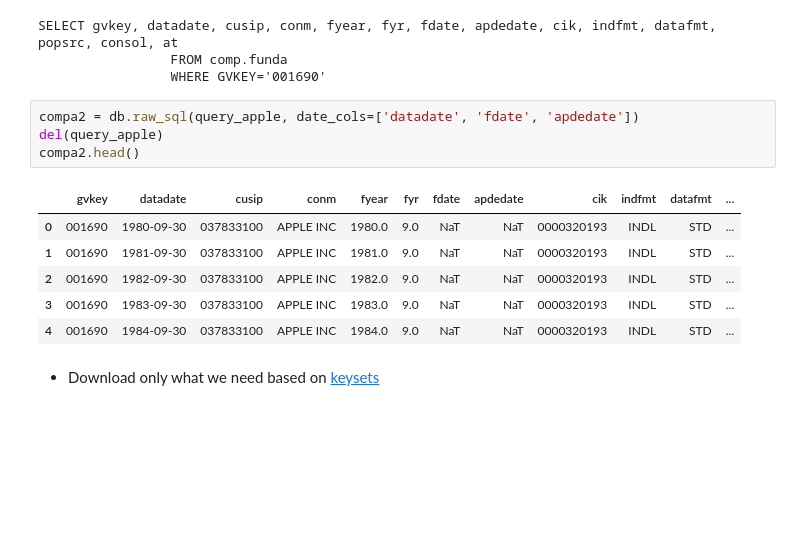
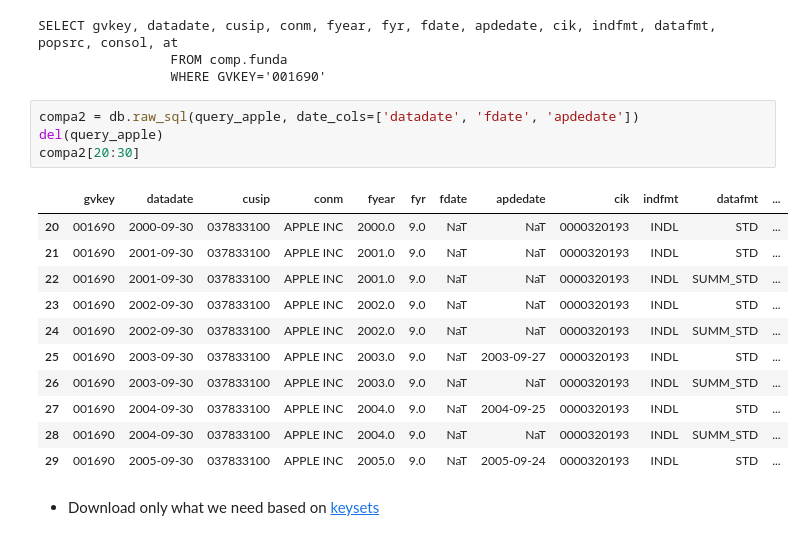
Before and after one commit to kburr97/big_data2023, a Jupyter notebook: lecture_notes/LectureNotes_01_Intro.ipynb, the cells around one changed output. Cells and saved outputs as stored; diff of their text form; blank space fills up the shorter version.

```diff
--- a/lecture_notes/LectureNotes_01_Intro.ipynb
+++ b/lecture_notes/LectureNotes_01_Intro.ipynb
@@ -312,14 +313,19 @@ SELECT gvkey, datadate, cusip, conm, fyear, fyr, fdate, apdedate, cik, indfmt, d
 # %%
 compa2 = db.raw_sql(query_apple, date_cols=['datadate', 'fdate', 'apdedate'])
 del(query_apple)
-compa2.head()
+compa2[20:30]
 # %% [output]
 |  | gvkey | datadate | cusip | conm | fyear | fyr | fdate | apdedate | cik | indfmt | datafmt | ... |
-| 0 | 001690 | 1980-09-30 | 037833100 | APPLE INC | 1980.0 | 9.0 | NaT | NaT | 0000320193 | INDL | STD | ... |
-| 1 | 001690 | 1981-09-30 | 037833100 | APPLE INC | 1981.0 | 9.0 | NaT | NaT | 0000320193 | INDL | STD | ... |
-| 2 | 001690 | 1982-09-30 | 037833100 | APPLE INC | 1982.0 | 9.0 | NaT | NaT | 0000320193 | INDL | STD | ... |
-| 3 | 001690 | 1983-09-30 | 037833100 | APPLE INC | 1983.0 | 9.0 | NaT | NaT | 0000320193 | INDL | STD | ... |
-| 4 | 001690 | 1984-09-30 | 037833100 | APPLE INC | 1984.0 | 9.0 | NaT | NaT | 0000320193 | INDL | STD | ... |
+| 20 | 001690 | 2000-09-30 | 037833100 | APPLE INC | 2000.0 | 9.0 | NaT | NaT | 0000320193 | INDL | STD | ... |
+| 21 | 001690 | 2001-09-30 | 037833100 | APPLE INC | 2001.0 | 9.0 | NaT | NaT | 0000320193 | INDL | STD | ... |
+| 22 | 001690 | 2001-09-30 | 037833100 | APPLE INC | 2001.0 | 9.0 | NaT | NaT | 0000320193 | INDL | SUMM_STD | ... |
+| 23 | 001690 | 2002-09-30 | 037833100 | APPLE INC | 2002.0 | 9.0 | NaT | NaT | 0000320193 | INDL | STD | ... |
+| 24 | 001690 | 2002-09-30 | 037833100 | APPLE INC | 2002.0 | 9.0 | NaT | NaT | 0000320193 | INDL | SUMM_STD | ... |
+| 25 | 001690 | 2003-09-30 | 037833100 | APPLE INC | 2003.0 | 9.0 | NaT | 2003-09-27 | 0000320193 | INDL | STD | ... |
+| 26 | 001690 | 2003-09-30 | 037833100 | APPLE INC | 2003.0 | 9.0 | NaT | NaT | 0000320193 | INDL | SUMM_STD | ... |
+| 27 | 001690 | 2004-09-30 | 037833100 | APPLE INC | 2004.0 | 9.0 | NaT | 2004-09-25 | 0000320193 | INDL | STD | ... |
+| 28 | 001690 | 2004-09-30 | 037833100 | APPLE INC | 2004.0 | 9.0 | NaT | NaT | 0000320193 | INDL | SUMM_STD | ... |
+| 29 | 001690 | 2005-09-30 | 037833100 | APPLE INC | 2005.0 | 9.0 | NaT | 2005-09-24 | 0000320193 | INDL | STD | ... |
 # %% [markdown]
 * Download only what we need based on [keysets](https://www.crsp.org/products/documentation/keysets)
 # %%
```
Also changed, not shown: parts of 4 cells of this notebook, 2 other files.
